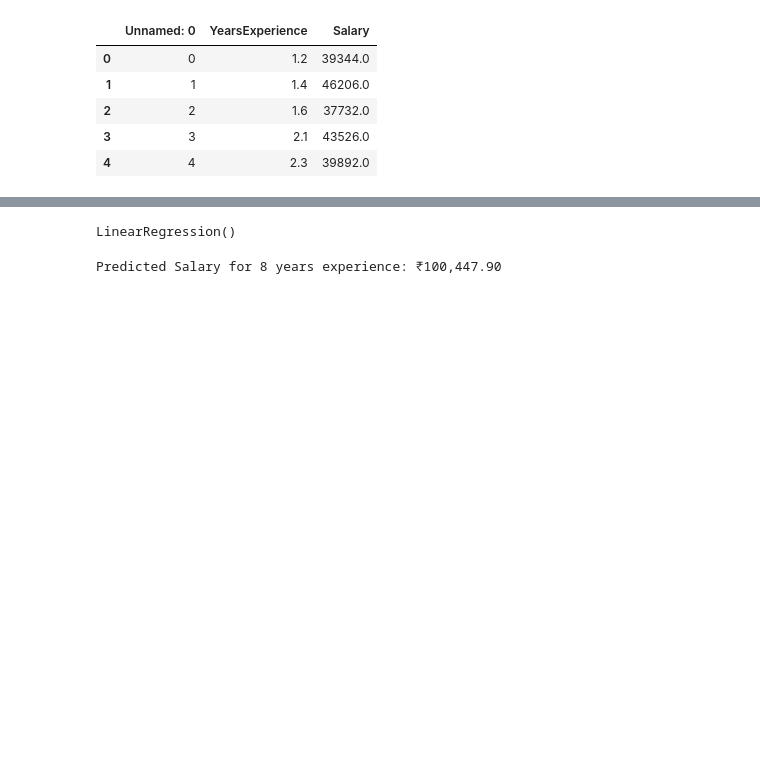
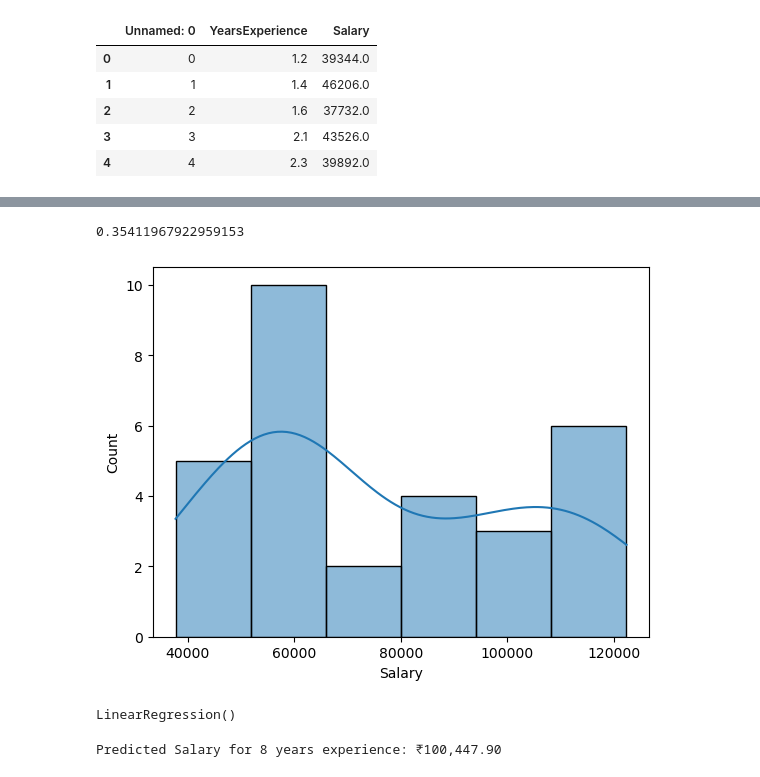
Before and after one commit to Selvaganapathy-k/salary_prediction-linear-regression-, a Jupyter notebook: Salary Prediction.ipynb, the cells around one changed output, grey strips where cells are left out. Cells and saved outputs as stored; diff of their text form; code cells hidden in the pictures; blank space fills up the shorter version.

```diff
--- a/Salary Prediction.ipynb
+++ b/Salary Prediction.ipynb
@@ -15,3 +65,9 @@ df.head()
+# %%
+sns.histplot(x='Salary',data=df,kde=True)
+print(df['Salary'].skew())
+# %% [output]
+0.35411967922959153
+[figure, added]
 # %%
 model = LinearRegression()
 model.fit(df[['YearsExperience']], df['Salary'])
```
Also changed, not shown: parts of 7 cells of this notebook, 1 other file.
